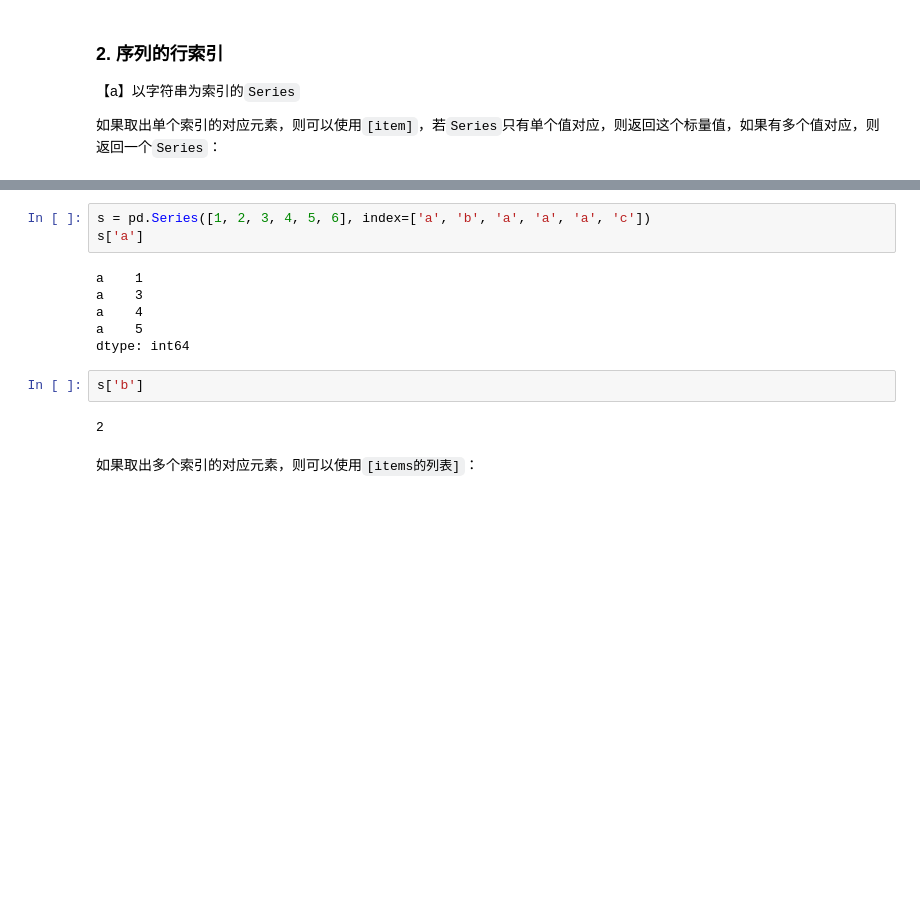
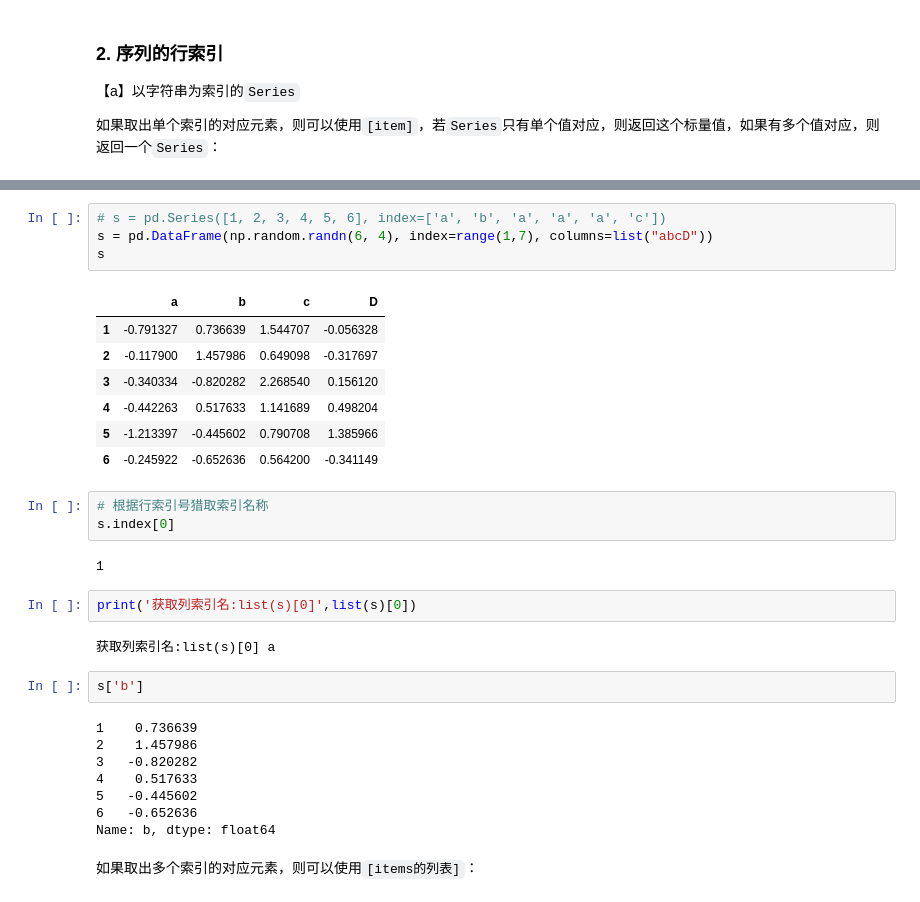
Before and after one commit to vcfriend/python-demo, a Jupyter notebook: pandas/joyful-pandas/notebook/第三章 索引.ipynb, the cells around one changed output, grey strips where cells are left out. Drawn from its saved outputs; the diff is of its cells as text; blank space fills up the shorter version.

```diff
--- a/pandas/joyful-pandas/notebook/第三章 索引.ipynb
+++ b/pandas/joyful-pandas/notebook/第三章 索引.ipynb
@@ -48,15 +56,33 @@ Name: Name, dtype: object
 # %%
-s = pd.Series([1, 2, 3, 4, 5, 6], index=['a', 'b', 'a', 'a', 'a', 'c'])
-s['a']
+# s = pd.Series([1, 2, 3, 4, 5, 6], index=['a', 'b', 'a', 'a', 'a', 'c'])
+s = pd.DataFrame(np.random.randn(6, 4), index=range(1,7), columns=list("abcD"))
+s
 # %% [output]
-a    1
-a    3
-a    4
-a    5
-dtype: int64
+|  | a | b | c | D |
+| 1 | -0.791327 | 0.736639 | 1.544707 | -0.056328 |
+| 2 | -0.117900 | 1.457986 | 0.649098 | -0.317697 |
+| 3 | -0.340334 | -0.820282 | 2.268540 | 0.156120 |
+| 4 | -0.442263 | 0.517633 | 1.141689 | 0.498204 |
+| 5 | -1.213397 | -0.445602 | 0.790708 | 1.385966 |
+| 6 | -0.245922 | -0.652636 | 0.564200 | -0.341149 |
+# %%
+# 根据行索引号猎取索引名称
+s.index[0]
+# %% [output]
+1
+# %%
+print('获取列索引名:list(s)[0]',list(s)[0])
+# %% [output]
+获取列索引名:list(s)[0] a
 # %%
 s['b']
 # %% [output]
-2
+1    0.736639
+2    1.457986
+3   -0.820282
+4    0.517633
+5   -0.445602
+6   -0.652636
+Name: b, dtype: float64
 # %% [markdown]
 如果取出多个索引的对应元素，则可以使用`[items的列表]`：
```
Also changed, not shown: parts of 3 cells of this notebook, 24 other files.
